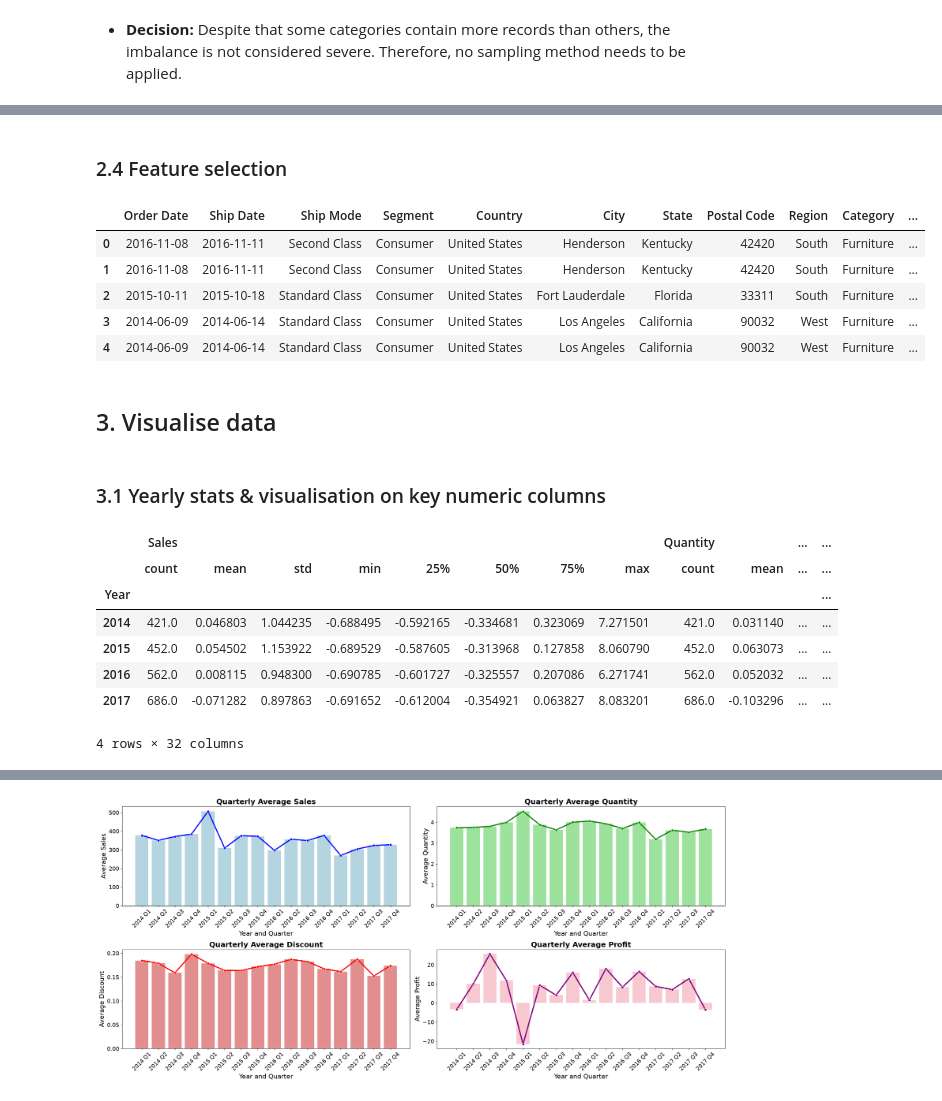
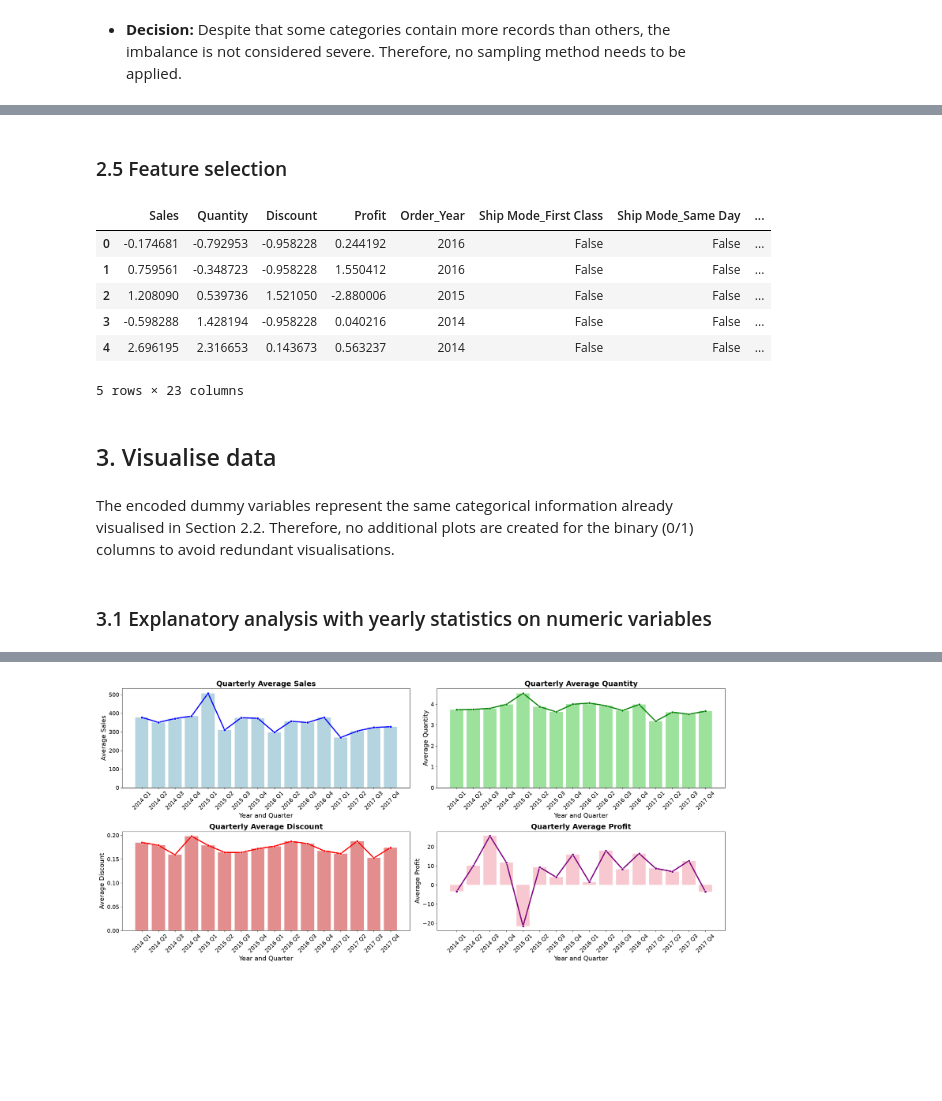
Before and after one commit to Ivy219/2026-Phase-2-Data-Science-IvyTANG, a Jupyter notebook: Part1/part1-submission.ipynb, the cells around one changed output, grey strips where cells are left out. Saved outputs shown, nothing was run; the diff lists cells and outputs as text; code cells hidden in the pictures; blank space fills up the shorter version.

```diff
--- a/Part1/part1-submission.ipynb
+++ b/Part1/part1-submission.ipynb
@@ -223,9 +228,9 @@ Number of outliers in Profit: 407
 # Standardise the numeric columns to deal with outliers and different scales
 from sklearn.preprocessing import StandardScaler
 scaler = StandardScaler()
-xsales_data_scaled = xsales_data.copy()
-xsales_data_scaled[['Sales', 'Quantity', 'Discount', 'Profit']] = scaler.fit_transform(xsales_data_scaled[['Sales', 'Quantity', 'Discount', 'Profit']])
-xsales_data_scaled.head()
+xsales_scaled = xsales_data.copy()
+xsales_scaled[['Sales', 'Quantity', 'Discount', 'Profit']] = scaler.fit_transform(xsales_scaled[['Sales', 'Quantity', 'Discount', 'Profit']])
+xsales_scaled.head()
 # %% [output]
 |  | Row ID | Order ID | Order Date | Ship Date | Ship Mode | Customer ID | Customer Name | Segment | Country | ... |
 | 0 | 1 | CA-2016-152156 | 2016-11-08 | 2016-11-11 | Second Class | CG-12520 | Claire Gute | Consumer | United States | ... |
@@ -240,9 +245,8 @@ xsales_data_scaled.head()
 #### 2.2.1 By Year
 # %%
 # Check sample balance by year
-# extract year from order date and create a new column for it
-xsales_data_scaled['Year'] = xsales_data_scaled['Order Date'].dt.year
 # group by year and get the count of samples for each year
-yearly_counts = xsales_data_scaled.groupby('Year').size()
+xsales_scaled['Order_Year'] = xsales_data['Order Date'].dt.year
+yearly_counts = xsales_scaled.groupby('Order_Year').size()
 yearly_counts
 # %% [output]
@@ -297,6 +378,6 @@ Name: count, dtype: int64
 # %%
 # Add month/quarter columns for potential seasonality analysis
-xsales_data_scaled['Month'] = xsales_data_scaled['Order Date'].dt.month
-xsales_data_scaled['Quarter'] = xsales_data_scaled['Order Date'].dt.quarter
-xsales_data_scaled.head()
+xsales_scaled_encoded['Order_Month'] = xsales_scaled_encoded['Order Date'].dt.month
+xsales_scaled_encoded['Order_Quarter'] = xsales_scaled_encoded['Order Date'].dt.quarter
+xsales_scaled_encoded.head()
 # %% [output]
@@ -309,0 +391,6 @@ xsales_data_scaled.head()
+# %%
+# Add shipping duration column for potential analysis of shipping time impact
+# on sales/profit
+xsales_scaled_encoded['Shipping_Days'] = (xsales_scaled_encoded['Ship Date']
+                                              - xsales_scaled_encoded['Order Date']).dt.days
+xsales_scaled_encoded.head()
@@ -310,43 +405,43 @@ xsales_data_scaled.head()
 # %% [markdown]
-### 2.4 Feature selection
+### 2.5 Feature selection
 # %%
-# Remove identifier columns that do not provide predictive information.
-# These columns uniquely identify records and may lead to overfitting
-# if included in machine learning models. Postal Code is kept as it may provide
-# some predictive information about the location of the customer.
+# Remove identifier columns and categorical variables that do not provide predictive
+# information. Identifier columns uniquely identify records and may lead to overfitting
+# if included in machine learning models.
 id_columns = [
     'Row ID',
     'Order ID',
     'Customer ID',
     'Customer Name',
     'Product ID'
 ]
-xsales_data_model = xsales_data_scaled.drop(columns=id_columns)
-xsales_data_model.head()
+
+categorical_cols_to_remove = [
+    'Order Date',
+    'Ship Date',
+    'Postal Code',
+    'Country',
+    'City',
+    'State',
+    'Category',
+    'Product Name'
+]
+xsales_model_data = xsales_scaled_encoded.drop(columns=id_columns + categorical_cols_to_remove)
+xsales_model_data.head()
 # %% [output]
-|  | Order Date | Ship Date | Ship Mode | Segment | Country | City | State | Postal Code | Region | Category | ... |
-| 0 | 2016-11-08 | 2016-11-11 | Second Class | Consumer | United States | Henderson | Kentucky | 42420 | South | Furniture | ... |
-| 1 | 2016-11-08 | 2016-11-11 | Second Class | Consumer | United States | Henderson | Kentucky | 42420 | South | Furniture | ... |
-| 2 | 2015-10-11 | 2015-10-18 | Standard Class | Consumer | United States | Fort Lauderdale | Florida | 33311 | South | Furniture | ... |
-| 3 | 2014-06-09 | 2014-06-14 | Standard Class | Consumer | United States | Los Angeles | California | 90032 | West | Furniture | ... |
-| 4 | 2014-06-09 | 2014-06-14 | Standard Class | Consumer | United States | Los Angeles | California | 90032 | West | Furniture | ... |
+|  | Sales | Quantity | Discount | Profit | Order_Year | Ship Mode_First Class | Ship Mode_Same Day | ... |
+| 0 | -0.174681 | -0.792953 | -0.958228 | 0.244192 | 2016 | False | False | ... |
+| 1 | 0.759561 | -0.348723 | -0.958228 | 1.550412 | 2016 | False | False | ... |
+| 2 | 1.208090 | 0.539736 | 1.521050 | -2.880006 | 2015 | False | False | ... |
+| 3 | -0.598288 | 1.428194 | -0.958228 | 0.040216 | 2014 | False | False | ... |
+| 4 | 2.696195 | 2.316653 | 0.143673 | 0.563237 | 2014 | False | False | ... |
+5 rows × 23 columns
 # %% [markdown]
 ## 3. Visualise data
+# %% [markdown]
+The encoded dummy variables represent the same categorical information already visualised in Section 2.2. Therefore, no additional plots are created for the binary (0/1) columns to avoid redundant visualisations.
 # %% [markdown]
-### 3.1 Yearly stats & visualisation on key numeric columns
+### 3.1 Explanatory analysis with yearly statistics on numeric variables
-# %%
-# Group by year and get statistical measures of sales, quantity, discount and profit for each year
-yearly_stats = xsales_data_scaled.groupby('Year')[['Sales', 'Quantity', 'Discount', 'Profit']].describe()
-yearly_stats
-# %% [output]
-|  | Sales |  |  |  |  |  |  |  | Quantity |  | ... | ... |
-|  | count | mean | std | min | 25% | 50% | 75% | max | count | mean | ... | ... |
-| Year |  |  |  |  |  |  |  |  |  |  |  | ... |
-| 2014 | 421.0 | 0.046803 | 1.044235 | -0.688495 | -0.592165 | -0.334681 | 0.323069 | 7.271501 | 421.0 | 0.031140 | ... | ... |
-| 2015 | 452.0 | 0.054502 | 1.153922 | -0.689529 | -0.587605 | -0.313968 | 0.127858 | 8.060790 | 452.0 | 0.063073 | ... | ... |
-| 2016 | 562.0 | 0.008115 | 0.948300 | -0.690785 | -0.601727 | -0.325557 | 0.207086 | 6.271741 | 562.0 | 0.052032 | ... | ... |
-| 2017 | 686.0 | -0.071282 | 0.897863 | -0.691652 | -0.612004 | -0.354921 | 0.063827 | 8.083201 | 686.0 | -0.103296 | ... | ... |
-4 rows × 32 columns
 # %%
 # Examine yearly-quarterly trend of sales, quantity and profit using bar chart
 
```
Also changed, not shown: parts of 37 cells of this notebook.
